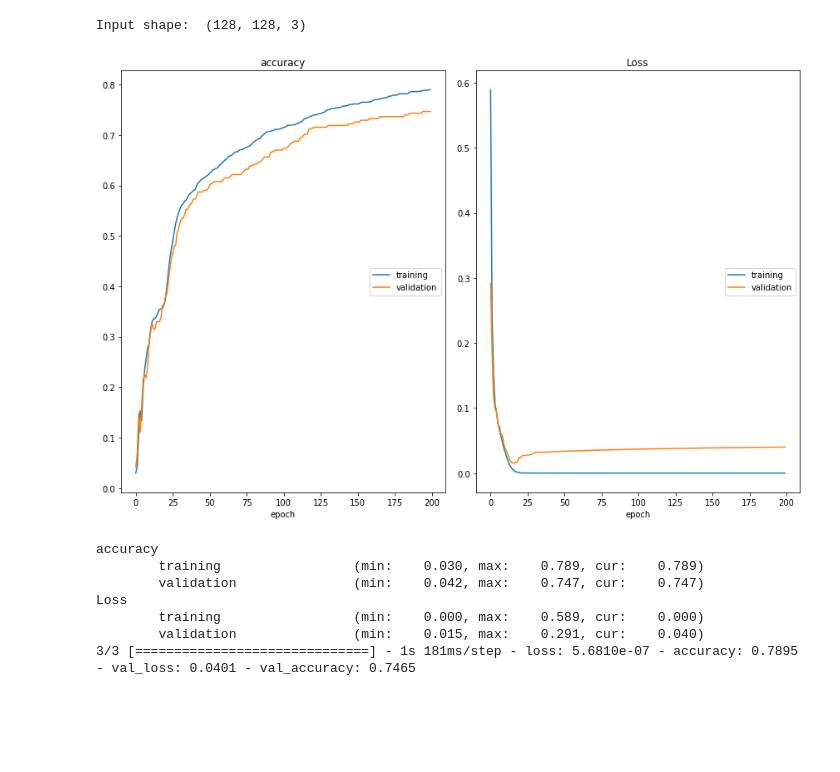
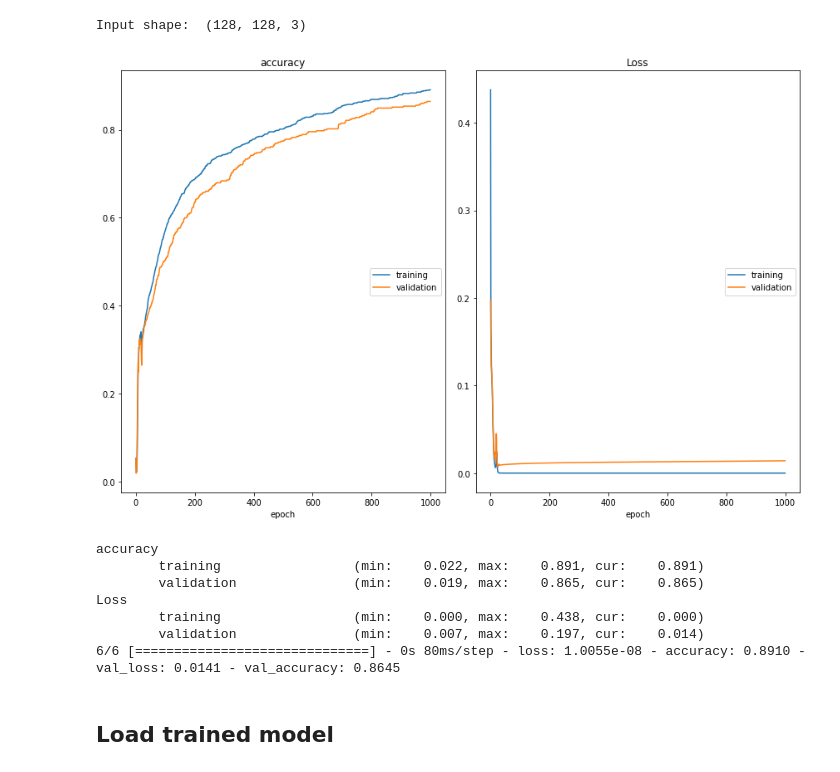
Before and after one commit to ekurtgl/Angular_Projection, a Jupyter notebook: Python/Classification single act.ipynb, the cells around one changed output. Drawn from its saved outputs; the diff is of its cells as text; code cells hidden in the pictures; blank space fills up the shorter version.

```diff
--- a/Python/Classification single act.ipynb
+++ b/Python/Classification single act.ipynb
@@ -236,7 +236,7 @@ print('Input shape: ', input_shape)
 # %% [output]
 Input shape:  (128, 128, 3)
 # %%
-batch_size = 128
+batch_size = 64
 model_name = 'models/single_act'
 checkpoint_callback = checkpoint_filepath(model_name)
 nn = nn_singleact(input_shape)
@@ -246,32 +246,34 @@ validation_dataset = data_generator(x_test, y_test, batch_size)
 # %%
 # history = nn.fit(
 #     np.array(x_train), np.array(y_train),
 #     validation_data = [np.array(x_test), np.array(y_test)],
 #     batch_size = batch_size,
 #     epochs=200,
 #     shuffle=False,
 #     callbacks=[early_stopping, PlotLossesKerasTF(), checkpoint_callback],
 #     verbose = 1
 # )
 
 history = nn.fit(
     train_dataset,
     validation_data=validation_dataset,
 #     batch_size = 1,
-    epochs=200,
+    epochs=1000,
     shuffle = False,
     steps_per_epoch = math.ceil(len(y_train) / batch_size), validation_steps = math.ceil(len(y_test) / batch_size),
     callbacks=[PlotLossesKerasTF(), checkpoint_callback],
     verbose = 1
 )
 # %% [output]
-[figure, old version]
+[figure, new version]
 accuracy
-        training                 (min:    0.030, max:    0.789, cur:    0.789)
-        validation               (min:    0.042, max:    0.747, cur:    0.747)
+        training                 (min:    0.022, max:    0.891, cur:    0.891)
+        validation               (min:    0.019, max:    0.865, cur:    0.865)
 Loss
-        training                 (min:    0.000, max:    0.589, cur:    0.000)
-        validation               (min:    0.015, max:    0.291, cur:    0.040)
-3/3 [==============================] - 1s 181ms/step - loss: 5.6810e-07 - accuracy: 0.7895 - val_loss: 0.0401 - val_accuracy: 0.7465
+        training                 (min:    0.000, max:    0.438, cur:    0.000)
+        validation               (min:    0.007, max:    0.197, cur:    0.014)
+6/6 [==============================] - 0s 80ms/step - loss: 1.0055e-08 - accuracy: 0.8910 - val_loss: 0.0141 - val_accuracy: 0.8645
+# %% [markdown]
+## Load trained model
 # %%
 nn2 = keras.models.load_model(model_name)
```
Also changed, not shown: parts of 7 cells of this notebook.
